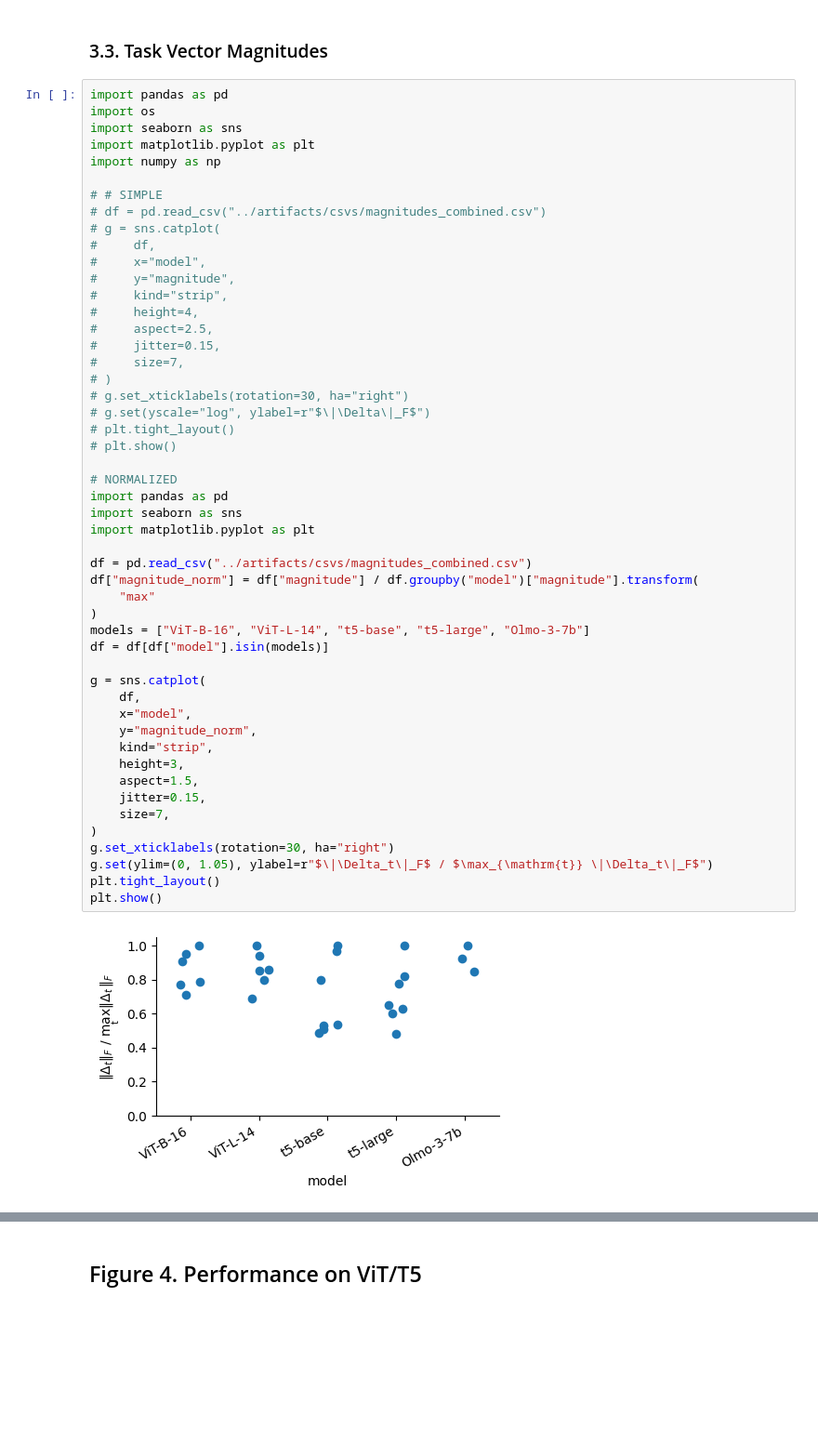
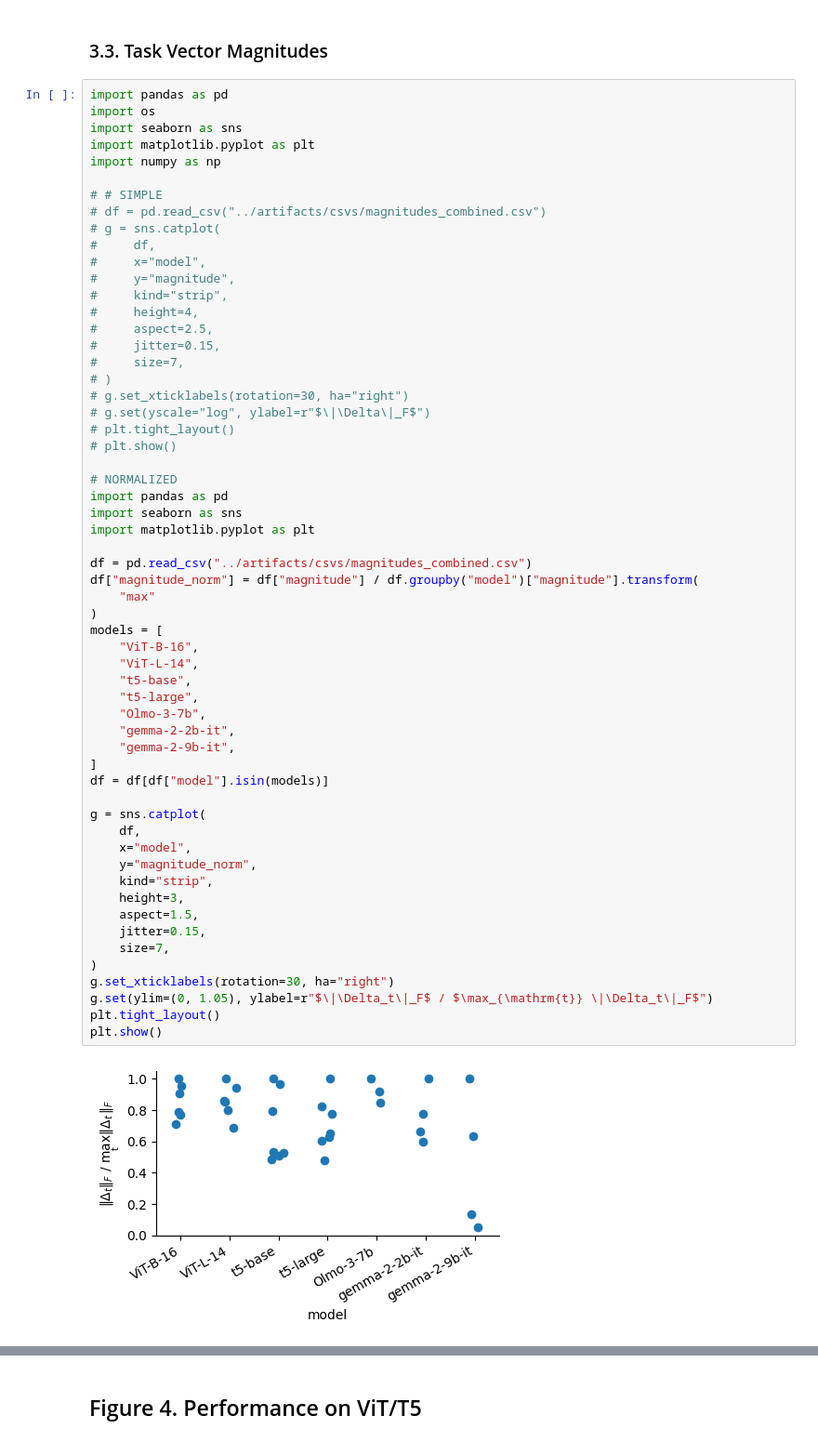
Before and after one commit to marawangamal/actmat, a Jupyter notebook: scripts/analysis.ipynb, the cells around one changed output, grey strips where cells are left out. Shown at 93% size. Saved outputs shown, nothing was run; the diff lists cells and outputs as text; blank space fills up the shorter version.

```diff
--- a/scripts/analysis.ipynb
+++ b/scripts/analysis.ipynb
@@ -678,33 +678,41 @@ import numpy as np
 # g.set(yscale="log", ylabel=r"$\|\Delta\|_F$")
 # plt.tight_layout()
 # plt.show()
 
 # NORMALIZED
 import pandas as pd
 import seaborn as sns
 import matplotlib.pyplot as plt
 
 df = pd.read_csv("../artifacts/csvs/magnitudes_combined.csv")
 df["magnitude_norm"] = df["magnitude"] / df.groupby("model")["magnitude"].transform(
     "max"
 )
-models = ["ViT-B-16", "ViT-L-14", "t5-base", "t5-large", "Olmo-3-7b"]
+models = [
+    "ViT-B-16",
+    "ViT-L-14",
+    "t5-base",
+    "t5-large",
+    "Olmo-3-7b",
+    "gemma-2-2b-it",
+    "gemma-2-9b-it",
+]
 df = df[df["model"].isin(models)]
 
 g = sns.catplot(
     df,
     x="model",
     y="magnitude_norm",
     kind="strip",
     height=3,
     aspect=1.5,
     jitter=0.15,
     size=7,
 )
 g.set_xticklabels(rotation=30, ha="right")
 g.set(ylim=(0, 1.05), ylabel=r"$\|\Delta_t\|_F$ / $\max_{\mathrm{t}} \|\Delta_t\|_F$")
 plt.tight_layout()
 plt.show()
 # %% [output]
-[figure, old version]
+[figure, new version]
 # %%
```
Also changed, not shown: parts of 1 cell of this notebook, 6 other files.
